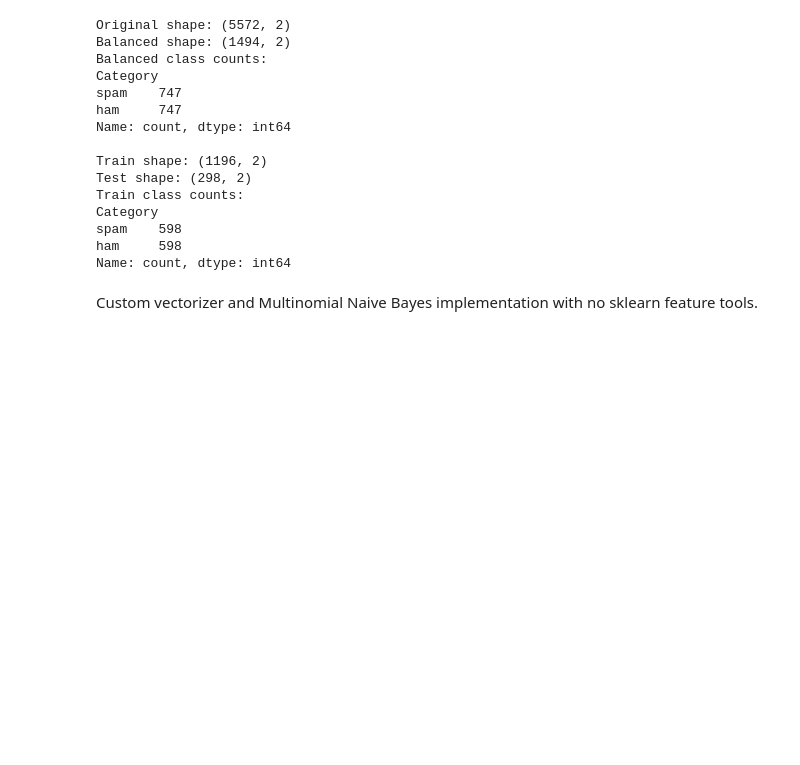
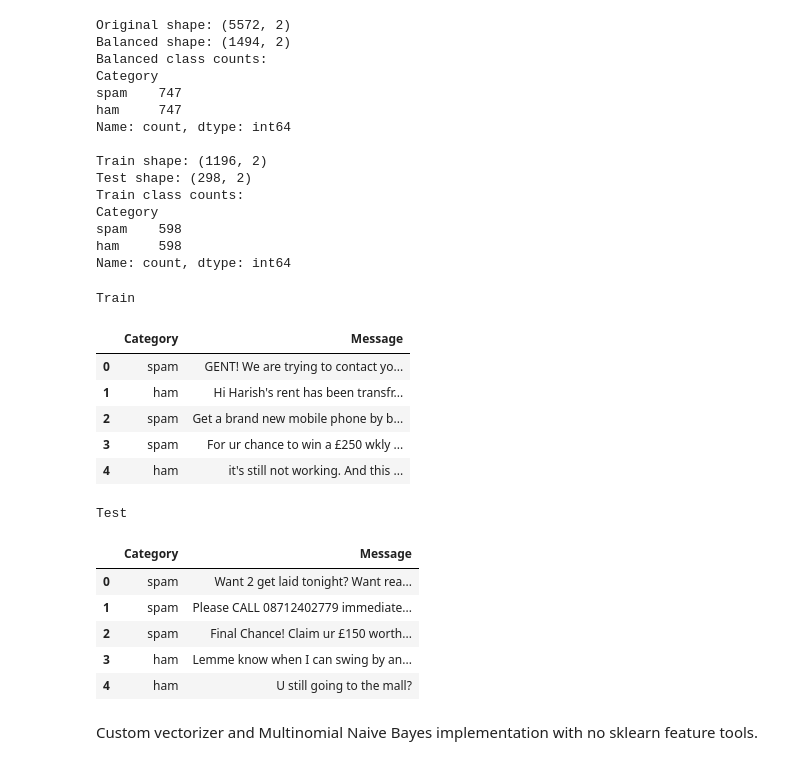
Before and after one commit to noamra34/machine_learning, a Jupyter notebook: spam_mails/spam_text_classification_from_scratch.ipynb, the cells around one changed output. Cells and saved outputs as stored; diff of their text form; code cells hidden in the pictures; blank space fills up the shorter version.

```diff
--- a/spam_mails/spam_text_classification_from_scratch.ipynb
+++ b/spam_mails/spam_text_classification_from_scratch.ipynb
@@ -179,6 +179,26 @@ Category
 spam    598
 ham     598
 Name: count, dtype: int64
+# %%
+print("Train")
+display(train_df.head())
+print("Test")
+display(test_df.head())
+# %% [output]
+Train
+|  | Category | Message |
+| 0 | spam | GENT! We are trying to contact yo... |
+| 1 | ham | Hi Harish's rent has been transfr... |
+| 2 | spam | Get a brand new mobile phone by b... |
+| 3 | spam | For ur chance to win a £250 wkly ... |
+| 4 | ham | it's still not working. And this ... |
+Test
+|  | Category | Message |
+| 0 | spam | Want 2 get laid tonight? Want rea... |
+| 1 | spam | Please CALL 08712402779 immediate... |
+| 2 | spam | Final Chance! Claim ur £150 worth... |
+| 3 | ham | Lemme know when I can swing by an... |
+| 4 | ham | U still going to the mall? |
 # %% [markdown]
 Custom vectorizer and Multinomial Naive Bayes implementation with no sklearn feature tools.
 # %%
```
Also changed, not shown: parts of 2 cells of this notebook.
